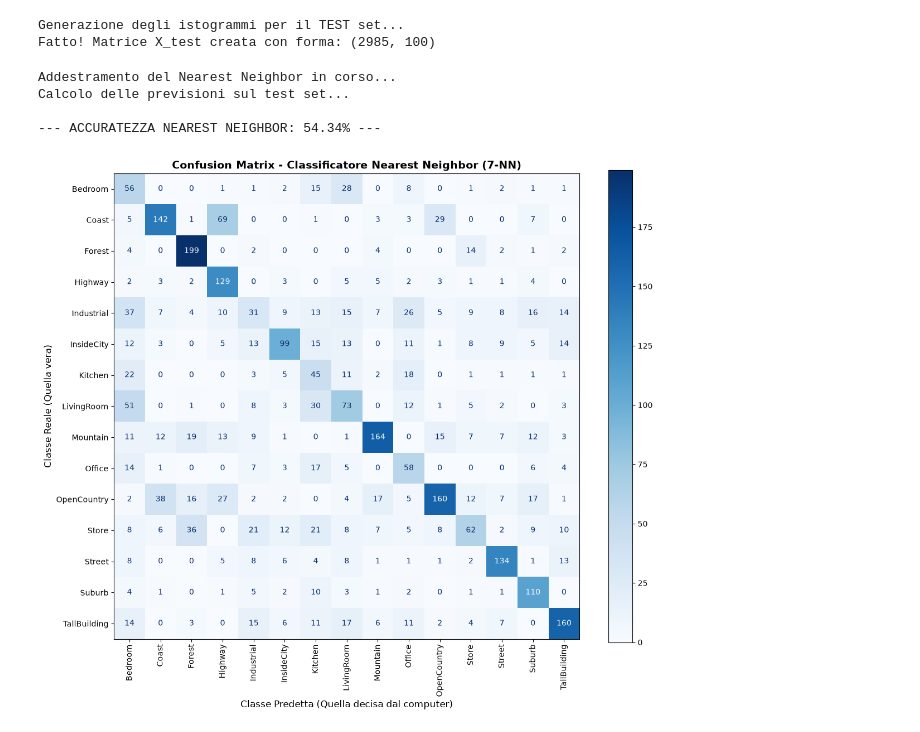
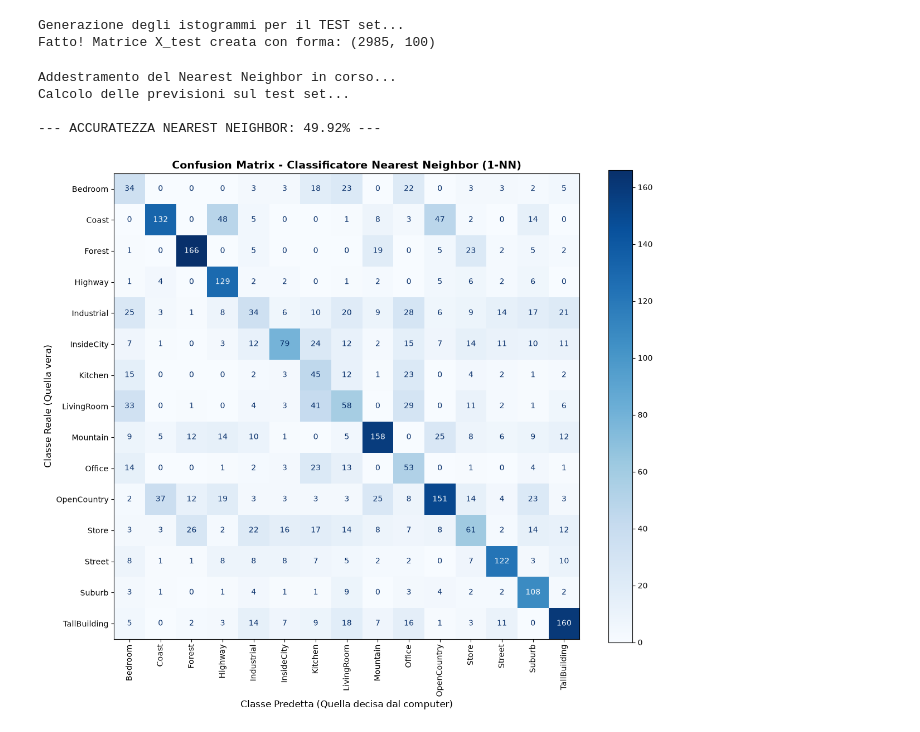
Before and after one commit to RebertoUNI/Computer-vision, a Jupyter notebook: dense sift.ipynb, the cells around one changed output. Drawn from its saved outputs; the diff is of its cells as text; code cells hidden in the pictures.

```diff
--- a/dense sift.ipynb
+++ b/dense sift.ipynb
@@ -1,7 +1,7 @@
 # %% [markdown]
 # Gestione delle cartelle/Definizione dei Path
 # %%
-N_FEATURES = 300
+N_FEATURES = 150
 NUM_SAMPLES = 100000
 NUM_CLUSTER = 100
 # %%
@@ -404,41 +405,41 @@ Fatto! Matrice X_test creata con forma: (2985, 100)
 # %%
 # 1. Inizializziamo il Nearest Neighbor
 # n_neighbors=1 significa che guardiamo solo il vicino più stretto assoluto
-nn_classifier = KNeighborsClassifier(n_neighbors=7, metric='euclidean')
+nn_classifier = KNeighborsClassifier(n_neighbors=1, metric='euclidean')
 
 # 2. Addestramento (per il KNN significa semplicemente "memorizzare" il training set)
 print("Addestramento del Nearest Neighbor in corso...")
 nn_classifier.fit(X_train, y_train)
 
 # 3. Facciamo le previsioni sul test set!
 print("Calcolo delle previsioni sul test set...")
 y_pred_nn = nn_classifier.predict(X_test)
 
 # Calcoliamo l'accuratezza generale (giusto per avere un numero riassuntivo)
 accuracy_nn = accuracy_score(y_test, y_pred_nn)
 print(f"\n--- ACCURATEZZA NEAREST NEIGHBOR: {accuracy_nn * 100:.2f}% ---")
 
 # 4. Creazione della Confusion Matrix
 cm = confusion_matrix(y_test, y_pred_nn, labels=classi)
 
 # 5. Visualizzazione bellissima della matrice
 fig, ax = plt.subplots(figsize=(12, 10))
 disp = ConfusionMatrixDisplay(confusion_matrix=cm, display_labels=classi)
 
 # Usiamo una mappa di colori blu ('Blues')
 disp.plot(ax=ax, cmap='Blues', xticks_rotation='vertical', values_format='d')
 
-plt.title("Confusion Matrix - Classificatore Nearest Neighbor (7-NN)", fontsize=14, fontweight='bold')
+plt.title("Confusion Matrix - Classificatore Nearest Neighbor (1-NN)", fontsize=14, fontweight='bold')
 plt.xlabel("Classe Predetta (Quella decisa dal computer)", fontsize=12)
 plt.ylabel("Classe Reale (Quella vera)", fontsize=12)
 plt.tight_layout()
 plt.show()
 # %% [output]
 Addestramento del Nearest Neighbor in corso...
 Calcolo delle previsioni sul test set...
 
---- ACCURATEZZA NEAREST NEIGHBOR: 54.34% ---
+--- ACCURATEZZA NEAREST NEIGHBOR: 49.92% ---
-[figure, old version]
+[figure, new version]
 # %%
 from sklearn.svm import SVC
 import numpy as np
```
Also changed, not shown: parts of 4 cells of this notebook.
